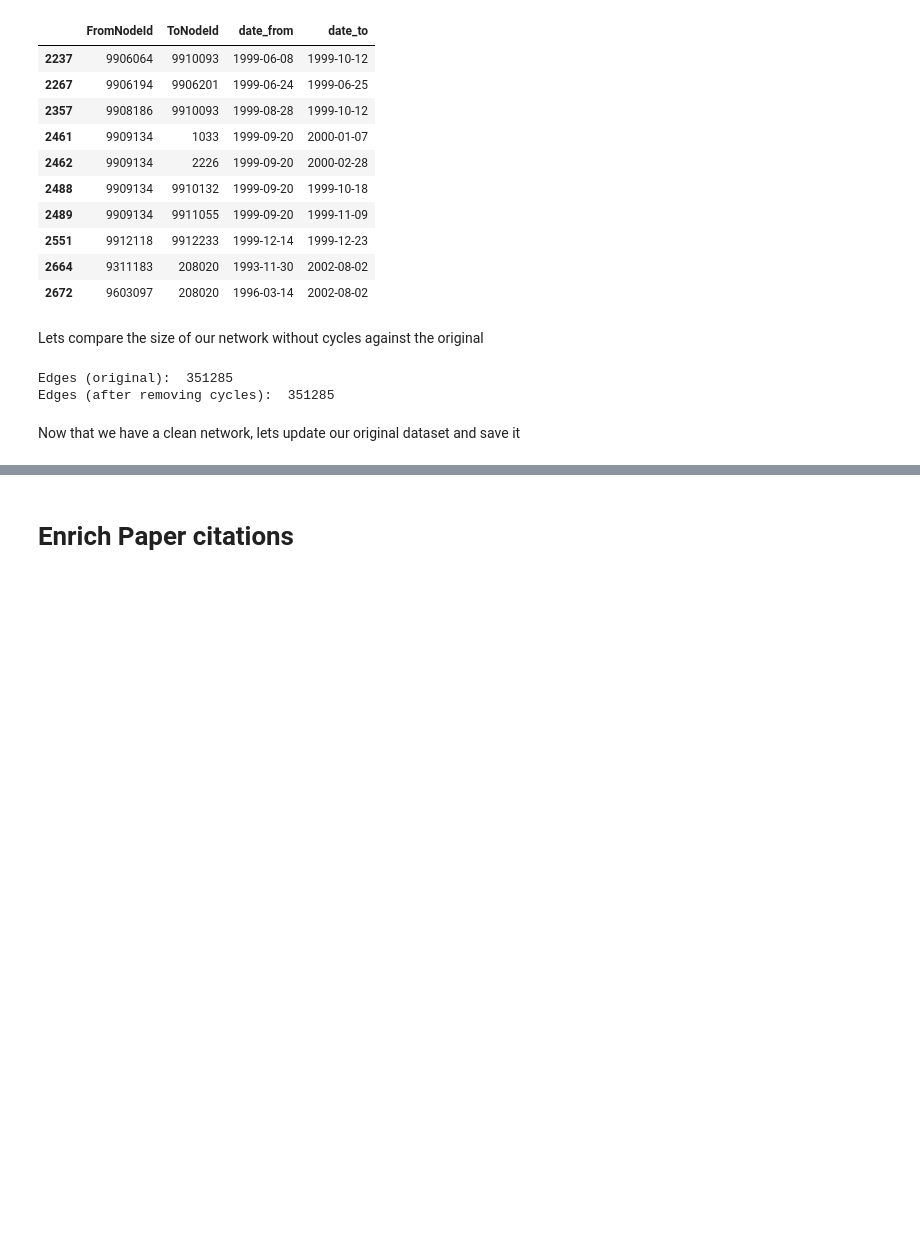
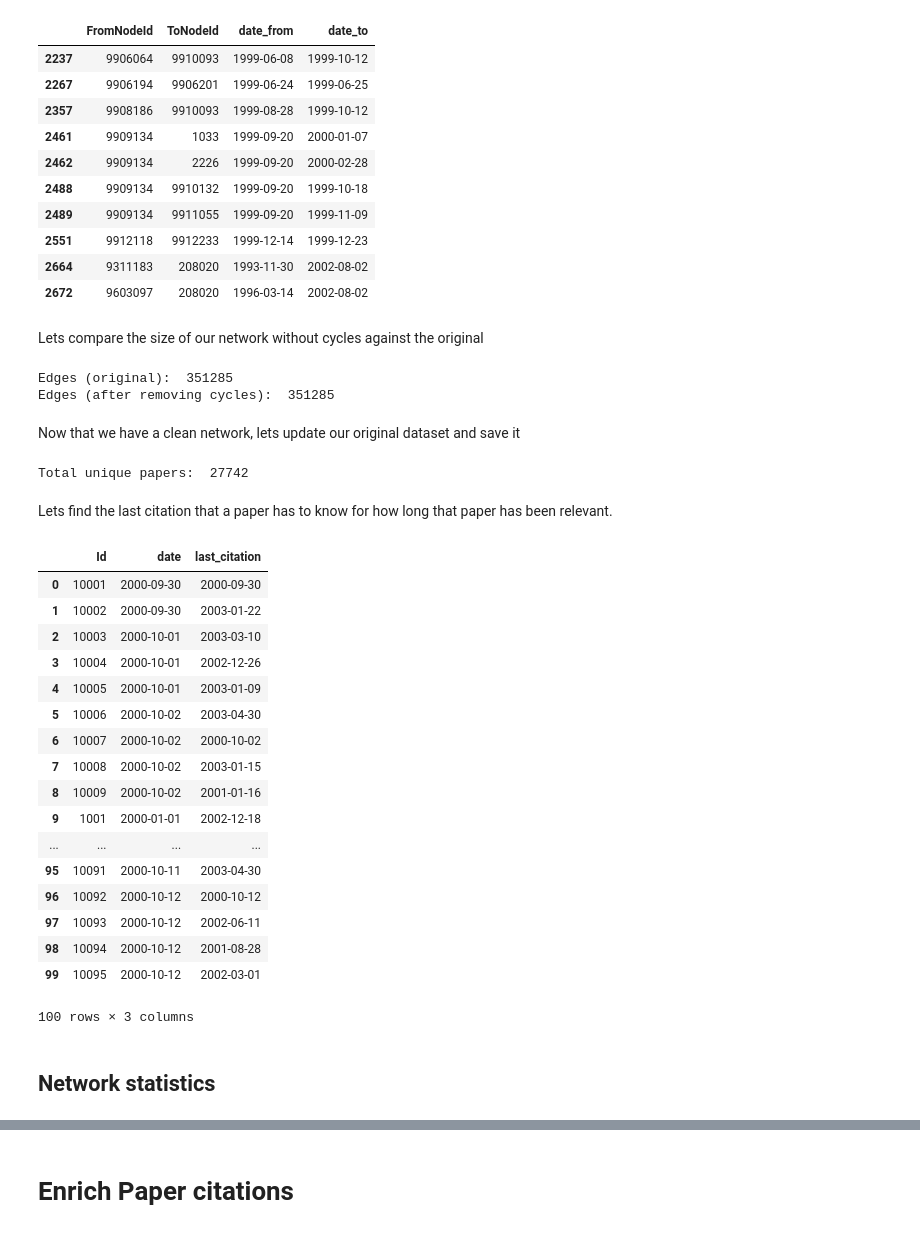
Before and after one commit to ajmaradiaga/dmsn-group15-citation-networks, a Jupyter notebook: preprocessing-dataset.ipynb, the cells around one changed output, grey strips where cells are left out. Saved outputs shown, nothing was run; the diff lists cells and outputs as text; code cells hidden in the pictures; blank space fills up the shorter version.

```diff
--- a/preprocessing-dataset.ipynb
+++ b/preprocessing-dataset.ipynb
@@ -448,3 +448,56 @@ Now that we have a clean network, lets update our original dataset and save it
 df = edges_without_cycles
 # %%
 df.to_csv(f"{DATASETS_FOLDER}/cit-HepTh-no-cycles.csv", index=False)
+# %%
+edges_with_dates = paper_dates[paper_dates.date_from > paper_dates.date_to]
+edges_with_dates.to_csv(f"{DATASETS_FOLDER}/cit-HepTh-with-dates.csv", index=False)
+# %%
+nodes = edges_with_dates[['FromNodeId', 'date_from']]
+nodes.columns = ['Id', 'date']
+
+# print(nodes.shape)
+
+to_nodes = edges_with_dates[['ToNodeId', 'date_to']]
+to_nodes.columns = ['Id', 'date']
+
+# Create unique dataset with all nodes
+nodes = pd.concat([nodes, to_nodes])
+nodes.drop_duplicates(inplace=True)
+
+print("Total unique papers: ", nodes.shape[0])
+# %% [output]
+Total unique papers:  27742
+# %% [markdown]
+Lets find the last citation that a paper has to know for how long that paper has been relevant.
+# %%
+nodes_citations = pd.merge(nodes, edges_with_dates[['FromNodeId', 'date_from', 'ToNodeId']], how = 'left', left_on = 'Id', right_on = 'ToNodeId')
+
+nodes_with_last_citation = nodes_citations[['Id', 'date', 'date_from']].groupby(['Id', 'date']).max().reset_index()
+
+#nodes_citations.head(100)
+nodes_with_last_citation.columns = ['Id', 'date', 'last_citation']
+
+# If the paper was not cited, set the last_citation value to when it was published
+nodes_with_last_citation.last_citation.fillna(nodes_with_last_citation.date, inplace=True)
+
+#
+nodes_with_last_citation.head(100)
+# %% [output]
+|  | Id | date | last_citation |
+| 0 | 10001 | 2000-09-30 | 2000-09-30 |
+| 1 | 10002 | 2000-09-30 | 2003-01-22 |
+| 2 | 10003 | 2000-10-01 | 2003-03-10 |
+| 3 | 10004 | 2000-10-01 | 2002-12-26 |
+| 4 | 10005 | 2000-10-01 | 2003-01-09 |
+| 5 | 10006 | 2000-10-02 | 2003-04-30 |
+| 6 | 10007 | 2000-10-02 | 2000-10-02 |
+| 7 | 10008 | 2000-10-02 | 2003-01-15 |
+| 8 | 10009 | 2000-10-02 | 2001-01-16 |
+| 9 | 1001 | 2000-01-01 | 2002-12-18 |
+| ... | ... | ... | ... |
+| 95 | 10091 | 2000-10-11 | 2003-04-30 |
+| 96 | 10092 | 2000-10-12 | 2000-10-12 |
+| 97 | 10093 | 2000-10-12 | 2002-06-11 |
+| 98 | 10094 | 2000-10-12 | 2001-08-28 |
+| 99 | 10095 | 2000-10-12 | 2002-03-01 |
+100 rows × 3 columns
@@ -451,3 +506,5 @@ df.to_csv(f"{DATASETS_FOLDER}/cit-HepTh-no-cycles.csv", index=False)
+# %% [markdown]
+## Network statistics
 # %%
 # Paper that cites most papers
 out_degree = df.groupby('FromNodeId').count().sort_values('ToNodeId', ascending = False)
```
Also changed, not shown: parts of 7 cells of this notebook, 2 other files.
